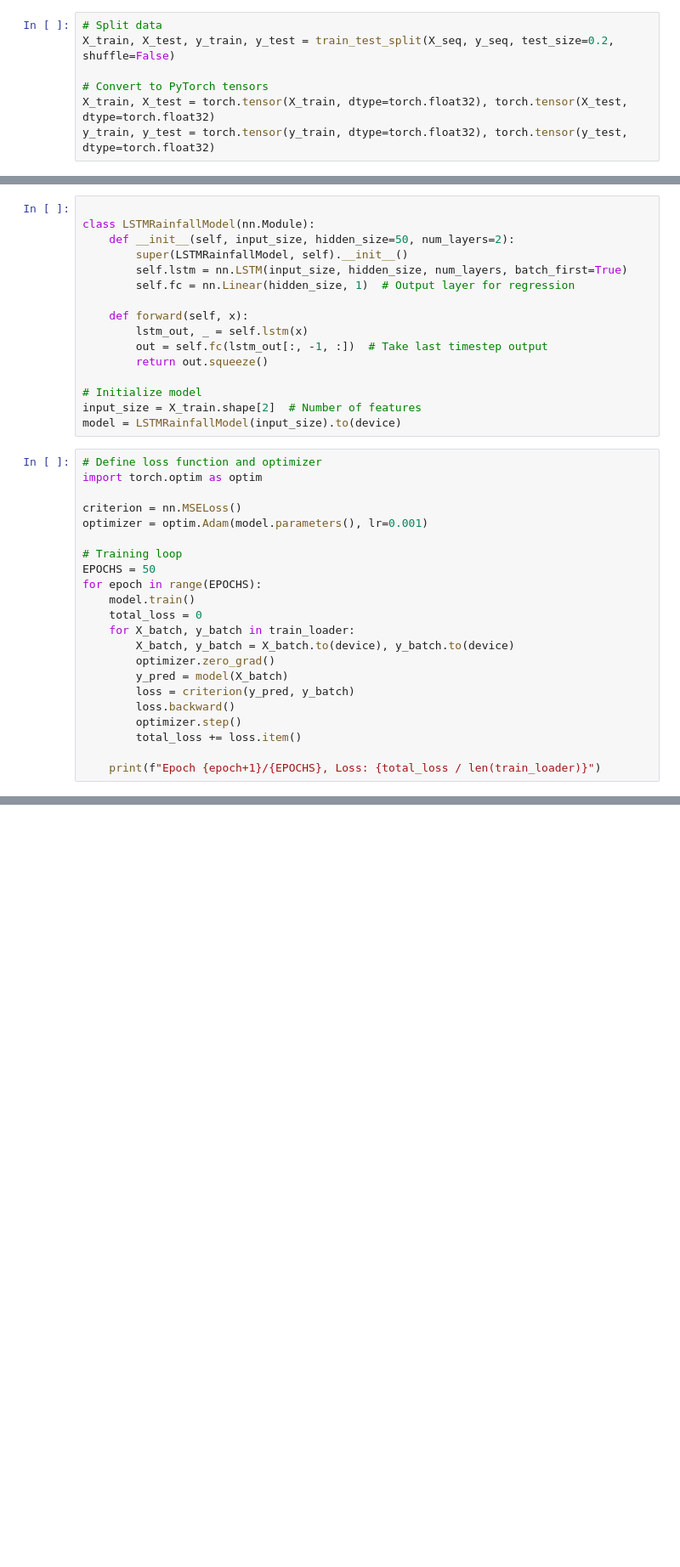
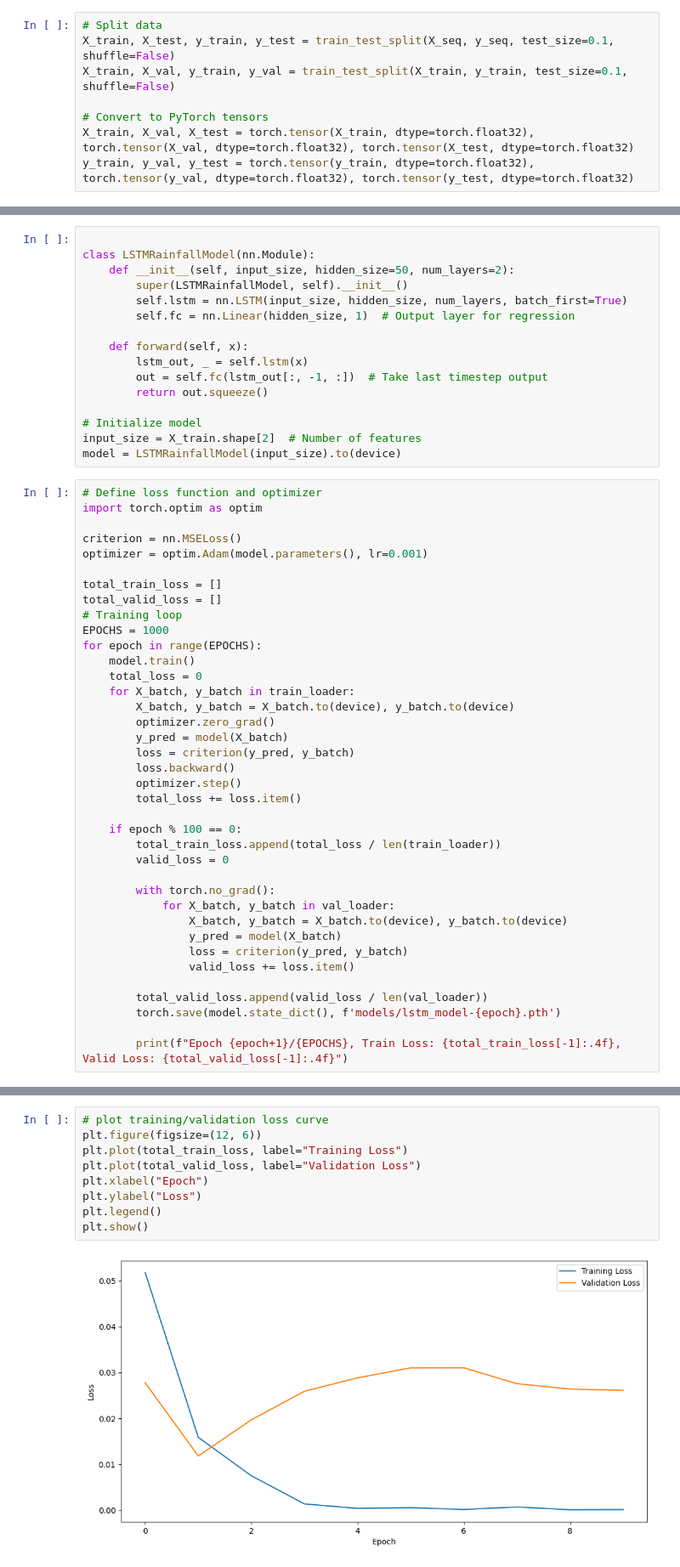
Before and after one commit to loypekyong/DeepLearningProject, a Jupyter notebook: lstm.ipynb, the cells around one changed output, grey strips where cells are left out. Shown at 85% size. Saved outputs shown, nothing was run; the diff lists cells and outputs as text; blank space fills up the shorter version.

Commit message:
LSTM

```diff
--- a/lstm.ipynb
+++ b/lstm.ipynb
@@ -120,11 +120,12 @@ def create_sequences(X, y, seq_length):
 X_seq, y_seq = create_sequences(X, y, SEQ_LENGTH)
 # %%
 # Split data
-X_train, X_test, y_train, y_test = train_test_split(X_seq, y_seq, test_size=0.2, shuffle=False)
+X_train, X_test, y_train, y_test = train_test_split(X_seq, y_seq, test_size=0.1, shuffle=False)
+X_train, X_val, y_train, y_val = train_test_split(X_train, y_train, test_size=0.1, shuffle=False)
 
 # Convert to PyTorch tensors
-X_train, X_test = torch.tensor(X_train, dtype=torch.float32), torch.tensor(X_test, dtype=torch.float32)
-y_train, y_test = torch.tensor(y_train, dtype=torch.float32), torch.tensor(y_test, dtype=torch.float32)
+X_train, X_val, X_test = torch.tensor(X_train, dtype=torch.float32), torch.tensor(X_val, dtype=torch.float32), torch.tensor(X_test, dtype=torch.float32)
+y_train, y_val, y_test = torch.tensor(y_train, dtype=torch.float32), torch.tensor(y_val, dtype=torch.float32), torch.tensor(y_test, dtype=torch.float32)
 # %%
 class RainfallDataset(Dataset):
     def __init__(self, X, y):
@@ -164,8 +166,10 @@ import torch.optim as optim
 criterion = nn.MSELoss()
 optimizer = optim.Adam(model.parameters(), lr=0.001)
 
+total_train_loss = []
+total_valid_loss = []
 # Training loop
-EPOCHS = 50
+EPOCHS = 1000
 for epoch in range(EPOCHS):
     model.train()
     total_loss = 0
@@ -178,5 +182,19 @@ for epoch in range(EPOCHS):
         optimizer.step()
         total_loss += loss.item()
 
-    print(f"Epoch {epoch+1}/{EPOCHS}, Loss: {total_loss / len(train_loader)}")
+    if epoch % 100 == 0:
+        total_train_loss.append(total_loss / len(train_loader))
+        valid_loss = 0
+
+        with torch.no_grad():
+            for X_batch, y_batch in val_loader:
+                X_batch, y_batch = X_batch.to(device), y_batch.to(device)
+                y_pred = model(X_batch)
+                loss = criterion(y_pred, y_batch)
+                valid_loss += loss.item()
+
+        total_valid_loss.append(valid_loss / len(val_loader))
+        torch.save(model.state_dict(), f'models/lstm_model-{epoch}.pth')
+
+        print(f"Epoch {epoch+1}/{EPOCHS}, Train Loss: {total_train_loss[-1]:.4f}, Valid Loss: {total_valid_loss[-1]:.4f}")
 # %% [output]
@@ -216,0 +211,11 @@ Test RMSE: 0.1340
+# %%
+# plot training/validation loss curve
+plt.figure(figsize=(12, 6))
+plt.plot(total_train_loss, label="Training Loss")
+plt.plot(total_valid_loss, label="Validation Loss")
+plt.xlabel("Epoch")
+plt.ylabel("Loss")
+plt.legend()
+plt.show()
+# %% [output]
+[figure, added]
```
Also changed, not shown: parts of 9 cells of this notebook, 12 other files.
